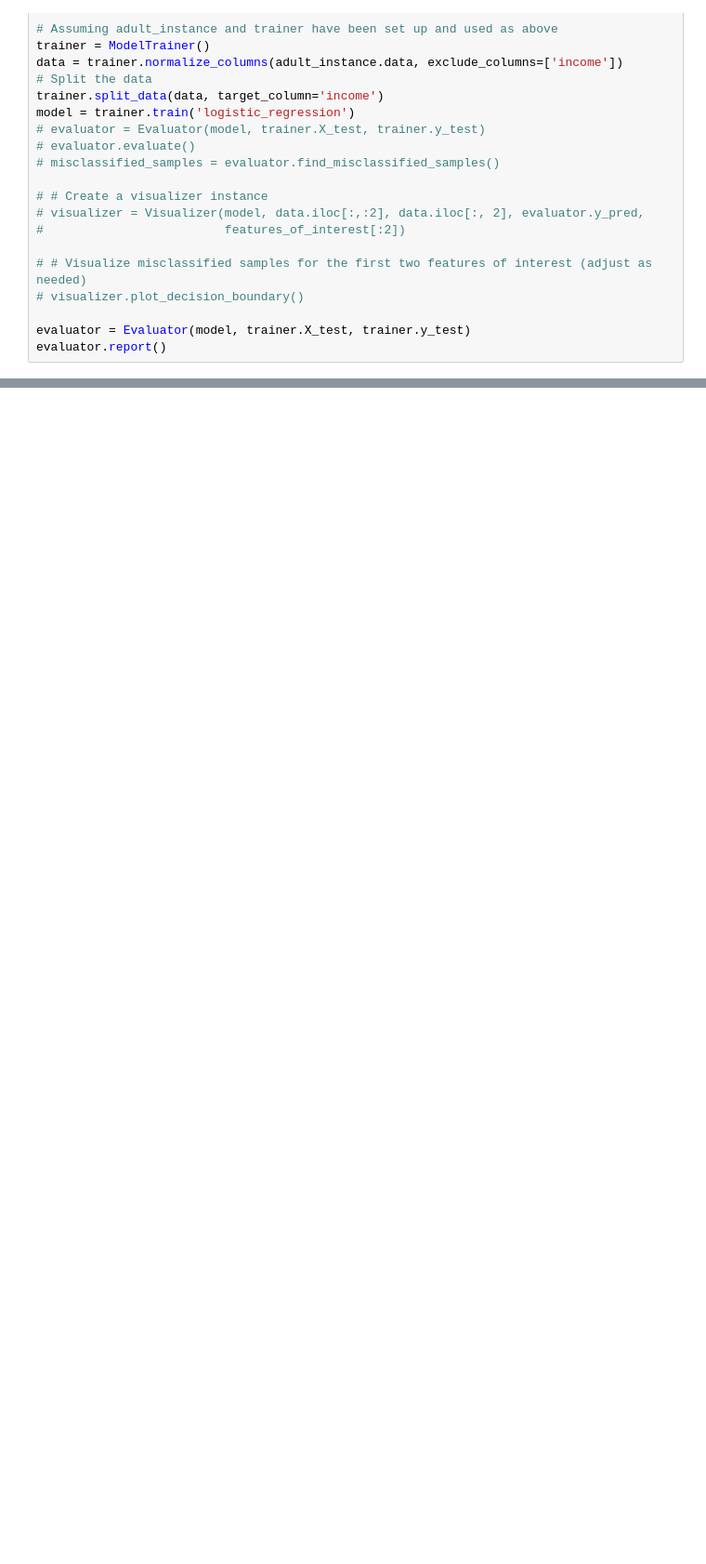
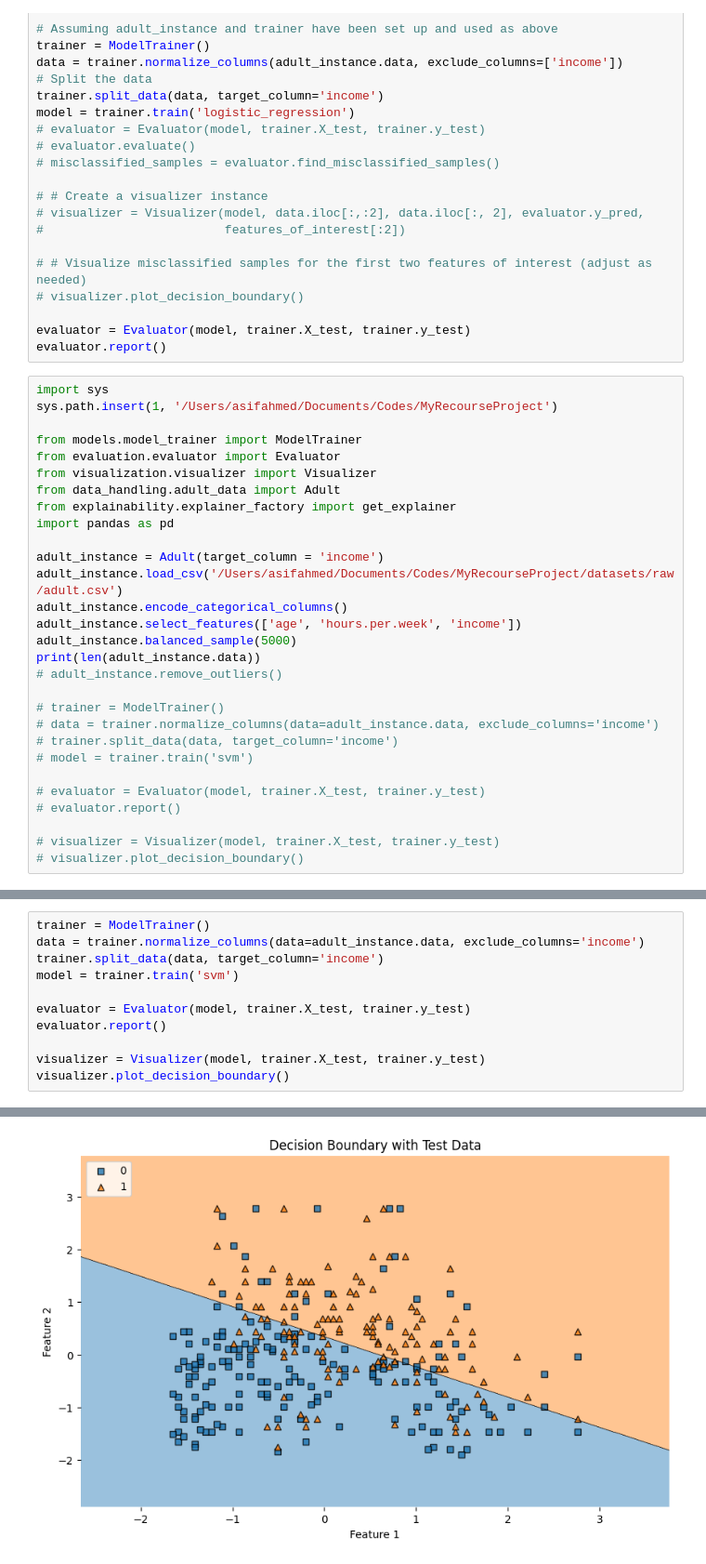
Before and after one commit to AsifAhmedShodip/MyRecourseProject, a Jupyter notebook: notebooks/adult_dataset_exploration.ipynb, the cells around one changed output, grey strips where cells are left out. Shown at 93% size. Drawn from its saved outputs; the diff is of its cells as text; blank space fills up the shorter version.

```diff
--- a/notebooks/adult_dataset_exploration.ipynb
+++ b/notebooks/adult_dataset_exploration.ipynb
@@ -32,3 +32,32 @@ model = trainer.train('logistic_regression')
 
 evaluator = Evaluator(model, trainer.X_test, trainer.y_test)
 evaluator.report()
+# %%
+import sys
+sys.path.insert(1, '/Users/asifahmed/Documents/Codes/MyRecourseProject')
+
+from models.model_trainer import ModelTrainer
+from evaluation.evaluator import Evaluator
+from visualization.visualizer import Visualizer
+from data_handling.adult_data import Adult
+from explainability.explainer_factory import get_explainer
+import pandas as pd
+
+adult_instance = Adult(target_column = 'income')
+adult_instance.load_csv('/Users/asifahmed/Documents/Codes/MyRecourseProject/datasets/raw/adult.csv')
+adult_instance.encode_categorical_columns()
+adult_instance.select_features(['age', 'hours.per.week', 'income'])
+adult_instance.balanced_sample(5000)
+print(len(adult_instance.data))
+# adult_instance.remove_outliers()
+
+# trainer = ModelTrainer()
+# data = trainer.normalize_columns(data=adult_instance.data, exclude_columns='income')
+# trainer.split_data(data, target_column='income')
+# model = trainer.train('svm')
+
+# evaluator = Evaluator(model, trainer.X_test, trainer.y_test)
+# evaluator.report()
+
+# visualizer = Visualizer(model, trainer.X_test, trainer.y_test)
+# visualizer.plot_decision_boundary()
@@ -34,0 +85,12 @@ evaluator.report()
+# %%
+trainer = ModelTrainer()
+data = trainer.normalize_columns(data=adult_instance.data, exclude_columns='income')
+trainer.split_data(data, target_column='income')
+model = trainer.train('svm')
+
+evaluator = Evaluator(model, trainer.X_test, trainer.y_test)
+evaluator.report()
+
+visualizer = Visualizer(model, trainer.X_test, trainer.y_test)
+visualizer.plot_decision_boundary()
+# %% [output]
@@ -35,3 +116,4 @@ evaluator.report()
+[figure, added]
 # %%
 from models.model_trainer import ModelTrainer
 from evaluation.evaluator import Evaluator
```
Also changed, not shown: parts of 4 cells of this notebook, 12 other files.
